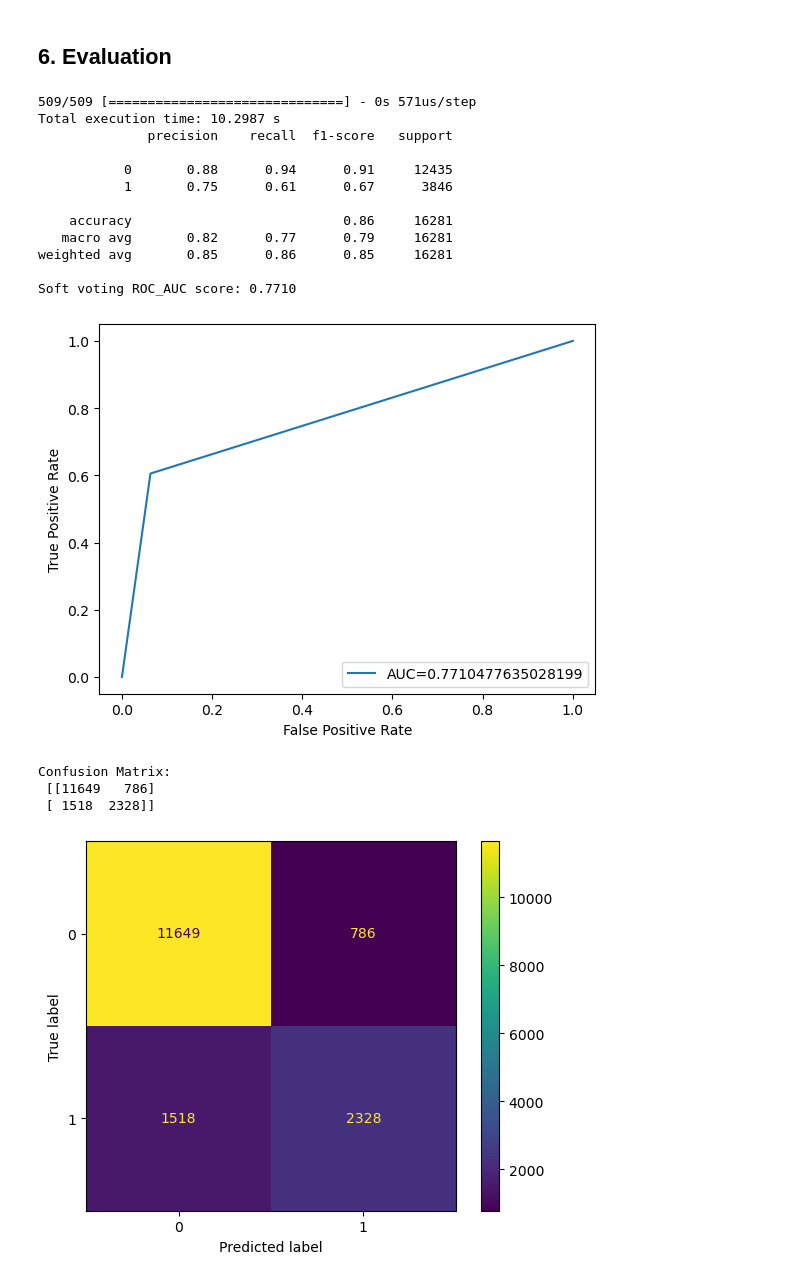
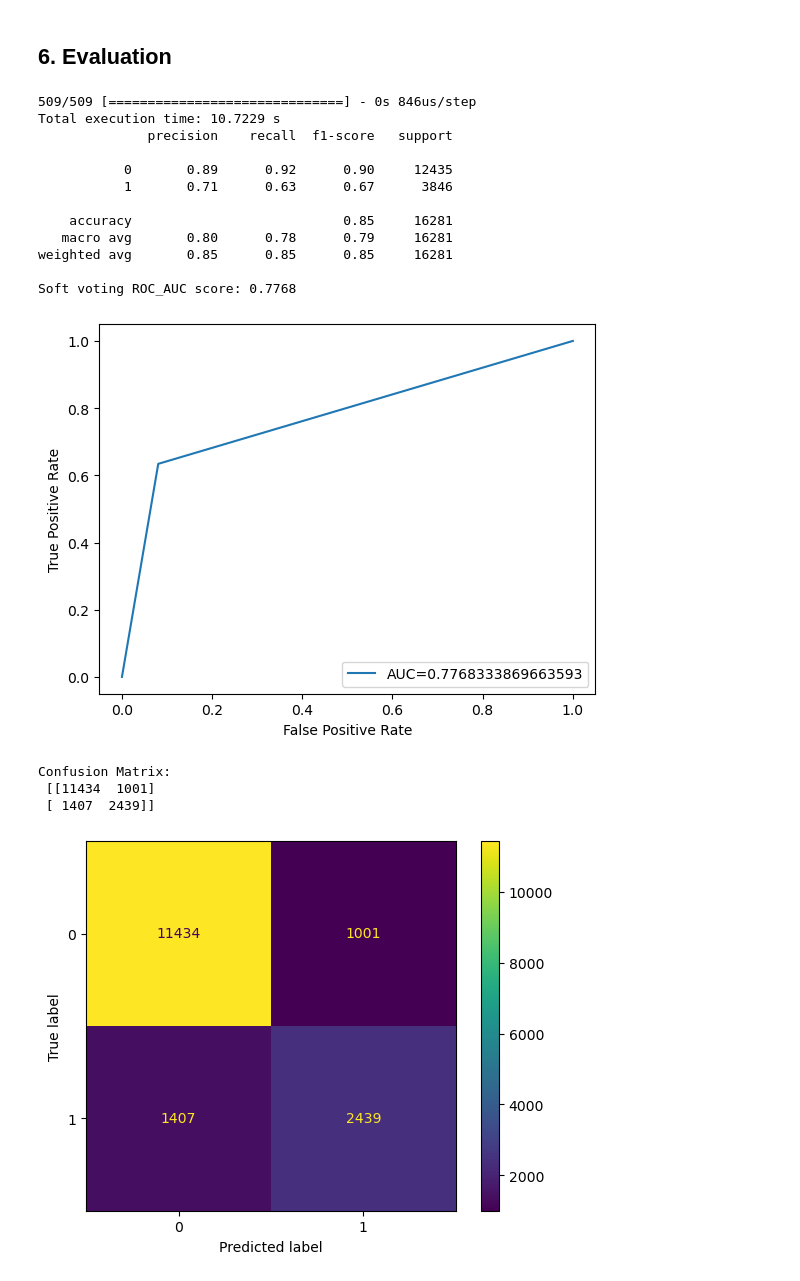
Before and after one commit to AlinZohari/ML-Adult, a Jupyter notebook: model_ensemble.ipynb, the cells around one changed output. Drawn from its saved outputs; the diff is of its cells as text; code cells hidden in the pictures.

Commit message:
feat: use updated models

```diff
--- a/model_ensemble.ipynb
+++ b/model_ensemble.ipynb
@@ -500,7 +500,7 @@ from sklearn.metrics import classification_report
 from sklearn.metrics import accuracy_score, precision_score, recall_score, roc_auc_score
 
 # Load model
-with open('trained_models/pruned_decision_tree.pkl', 'rb') as f:
+with open('output/dt/pruned_decision_tree.pkl', 'rb') as f:
     decision_tree = pickle.load(f)
 
 print(decision_tree)
@@ -561,9 +561,11 @@ https://scikit-learn.org/stable/model_persistence.html#security-maintainability-
 ### 3.2 Result of k-NN
 # %%
 import joblib
+import time
 
 # Load k-NN model
-knn_model = joblib.load('trained_models/kNN.pkl')
+# knn_model = joblib.load('output/knn/kNN.pkl')
+joblib.dump(knn_model, 'output/knn/kNN.pkl')
 print(knn_model)
 
 # Make predictions on the training data
@@ -608,8 +610,8 @@ import numpy as np
 
 
 # Load neutral network model
-nn_model = keras.models.load_model('trained_models/NeuralNetwork.h5')
-# nn_model.summary()
+nn_model = keras.models.load_model('output/NeuralNetwork/NeuralNetwork.h5')
+nn_model.summary()
 # print(x_train_nn)
 # print(x_train_nn.shape)
 
@@ -661,7 +671,7 @@ print(y_pred_test_nn.shape)
 ### 3.4 Result of Bayesian learning
 # %%
 # Load NB model
-nb_model = pickle.load(open('trained_models/BernoullilNaiveBayes.sav', 'rb'))
+nb_model = pickle.load(open('output/Bayes_Learning/BernoullilNaiveBayes.sav', 'rb'))
 
 # Make predictions on the training data
 y_pred_nb_proba = nb_model.predict_proba(x_train_nb)[:, 1]  # probability of ">50k"
@@ -1028,7 +1041,7 @@ y_pred_test_nb_proba = nb_model.predict_proba(x_test_nb)[:, 1]  # probability of
 
 predictions_test = [y_pred_test_tree_proba, y_pred_test_knn_proba, y_pred_test_nn_proba, y_pred_test_nb_proba]  # probability predictions for validation data
 
-best_weights = [0.7, 0.1, 0.1, 0.1]  # decision tree dominate
+best_weights = [0.6, 0.013, 0.013, 0.013]  # decision tree dominate
 
 model_ensemble = EnsembleModel("soft")  # soft voting model
 
@@ -1039,43 +1052,43 @@ soft_pred = model_ensemble.predict(predictions_test, best_weights)
 time_end = time.time()  # mark the end time
 total_execution_time = time_end - time_start
 print('Total execution time: {:.4f} s'.format(total_execution_time))
 
 
 # Evaluate the model
 print(classification_report(y_test,soft_pred))
 auc = roc_auc_score(y_test, soft_pred)  # ROC score
 print('Soft voting ROC_AUC score: {:.4f}'.format(auc))
 
 #plotting roc curve
 fpr, tpr, _ = roc_curve(y_test, soft_pred)
 plt.plot(fpr,tpr,label="AUC="+str(auc))
 plt.ylabel('True Positive Rate')
 plt.xlabel('False Positive Rate')
 plt.legend(loc=4)
 plt.show()
 
 #Confusion matrix
 cm = (confusion_matrix(y_test,soft_pred,))
 print('Confusion Matrix: \n', cm)
 #confusion matrix plot
 disp = ConfusionMatrixDisplay(cm)
 disp.plot()
 plt.show()
 # %% [output]
-509/509 [==============================] - 0s 571us/step
-Total execution time: 10.2987 s
+509/509 [==============================] - 0s 846us/step
+Total execution time: 10.7229 s
               precision    recall  f1-score   support
 
-           0       0.88      0.94      0.91     12435
-           1       0.75      0.61      0.67      3846
+           0       0.89      0.92      0.90     12435
+           1       0.71      0.63      0.67      3846
 
-    accuracy                           0.86     16281
-   macro avg       0.82      0.77      0.79     16281
-weighted avg       0.85      0.86      0.85     16281
+    accuracy                           0.85     16281
+   macro avg       0.80      0.78      0.79     16281
+weighted avg       0.85      0.85      0.85     16281
 
-Soft voting ROC_AUC score: 0.7710
+Soft voting ROC_AUC score: 0.7768
-[figure, old version]
+[figure, new version]
 Confusion Matrix:
- [[11649   786]
- [ 1518  2328]]
+ [[11434  1001]
+ [ 1407  2439]]
-[figure, old version]
+[figure, new version]
```
Also changed, not shown: parts of 16 cells of this notebook, 10 other files.
